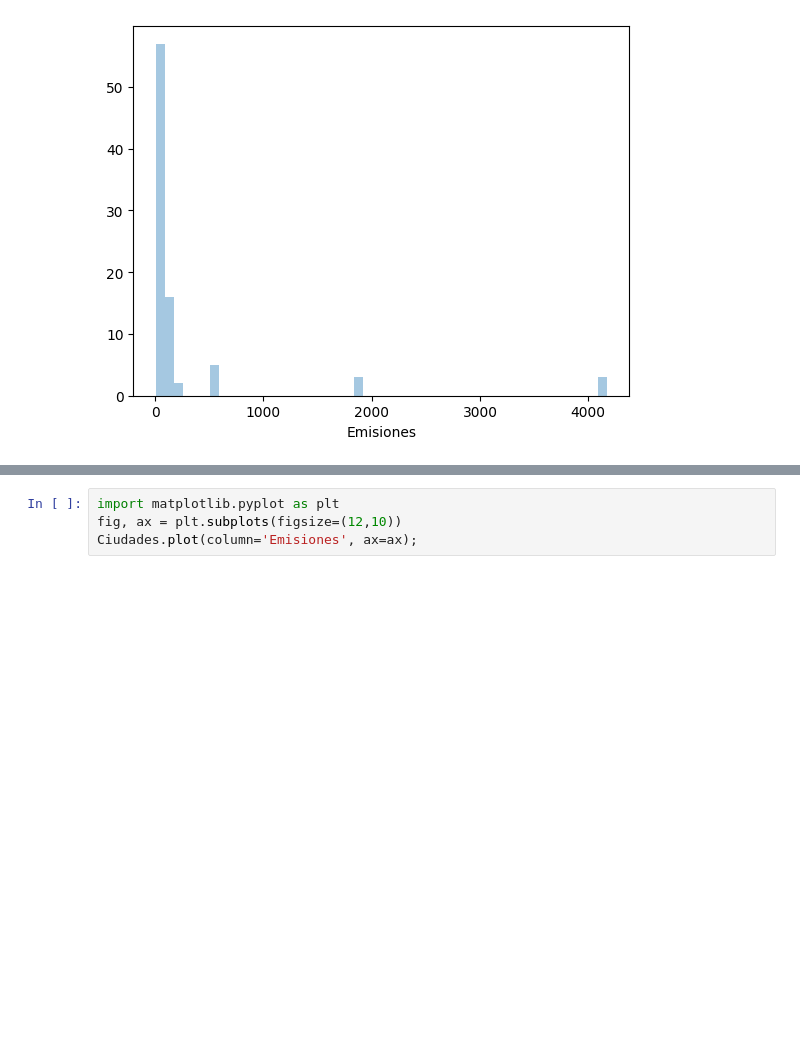
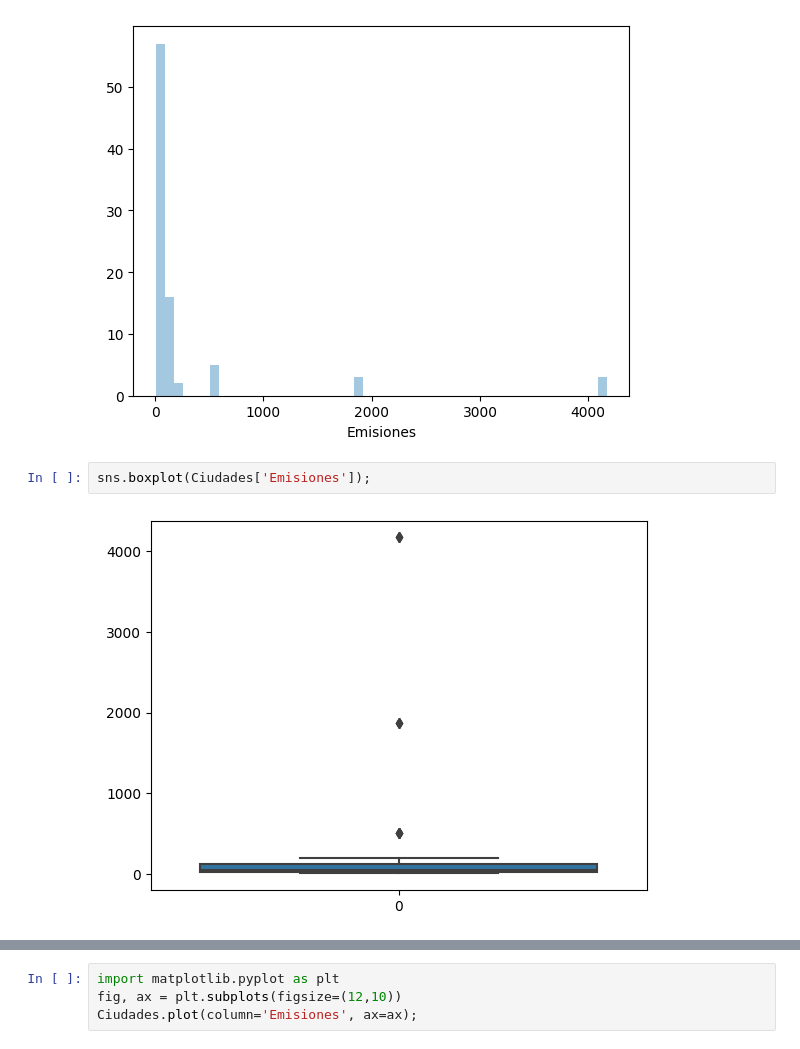
Before and after one commit to Anggarciaar/Proyecto_AnalisisGeoespacial, a Jupyter notebook: Proyecto_AnalisisGeoespacial.ipynb, the cells around one changed output, grey strips where cells are left out. Cells and saved outputs as stored; diff of their text form; blank space fills up the shorter version.

```diff
--- a/Proyecto_AnalisisGeoespacial.ipynb
+++ b/Proyecto_AnalisisGeoespacial.ipynb
@@ -430,3 +432,7 @@ https://gist.github.com/mwaskom/de44147ed2974457ad6372750bbe5751
 
   Tabla = sns.distplot(Ciudades['Emisiones'], kde=False)
 [figure]
+# %%
+sns.boxplot(Ciudades['Emisiones']);
+# %% [output]
+[figure, added]
```
Also changed, not shown: parts of 57 cells of this notebook.
